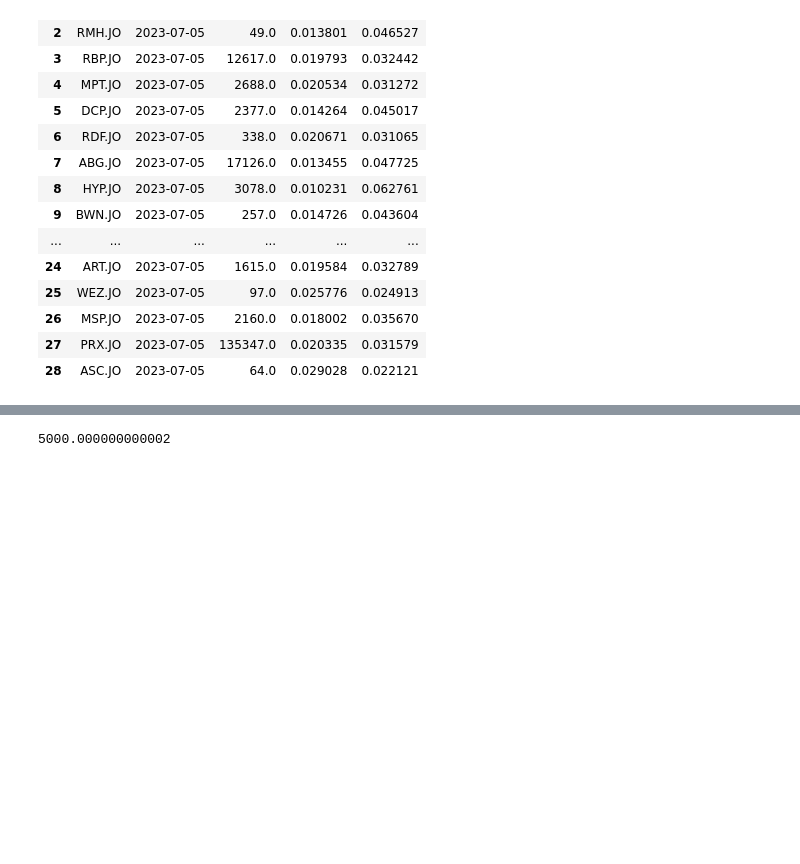
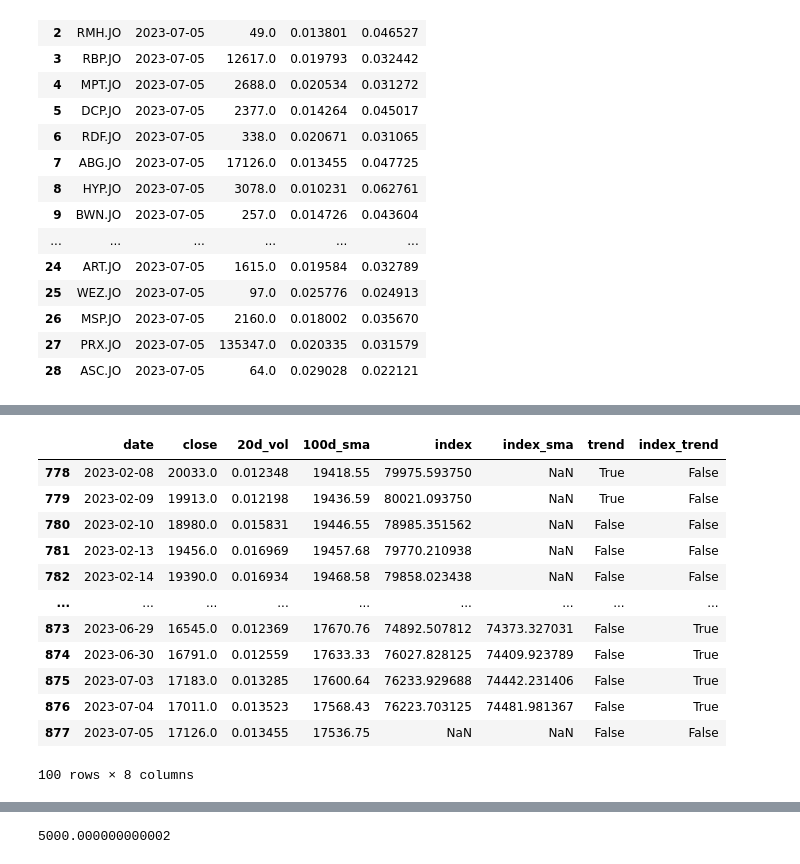
Before and after one commit to helmieresearch/helmieresearch, a Jupyter notebook: Momentum_Ranking_Model.ipynb, the cells around one changed output, grey strips where cells are left out. Cells and saved outputs as stored; diff of their text form; code cells hidden in the pictures; blank space fills up the shorter version.

```diff
--- a/Momentum_Ranking_Model.ipynb
+++ b/Momentum_Ranking_Model.ipynb
@@ -1987,0 +2001,16 @@ File
+# %%
+File.tail(100)
+# %% [output]
+|  | date | close | 20d_vol | 100d_sma | index | index_sma | trend | index_trend |
+| 778 | 2023-02-08 | 20033.0 | 0.012348 | 19418.55 | 79975.593750 | NaN | True | False |
+| 779 | 2023-02-09 | 19913.0 | 0.012198 | 19436.59 | 80021.093750 | NaN | True | False |
+| 780 | 2023-02-10 | 18980.0 | 0.015831 | 19446.55 | 78985.351562 | NaN | False | False |
+| 781 | 2023-02-13 | 19456.0 | 0.016969 | 19457.68 | 79770.210938 | NaN | False | False |
+| 782 | 2023-02-14 | 19390.0 | 0.016934 | 19468.58 | 79858.023438 | NaN | False | False |
+| ... | ... | ... | ... | ... | ... | ... | ... | ... |
+| 873 | 2023-06-29 | 16545.0 | 0.012369 | 17670.76 | 74892.507812 | 74373.327031 | False | True |
+| 874 | 2023-06-30 | 16791.0 | 0.012559 | 17633.33 | 76027.828125 | 74409.923789 | False | True |
+| 875 | 2023-07-03 | 17183.0 | 0.013285 | 17600.64 | 76233.929688 | 74442.231406 | False | True |
+| 876 | 2023-07-04 | 17011.0 | 0.013523 | 17568.43 | 76223.703125 | 74481.981367 | False | True |
+| 877 | 2023-07-05 | 17126.0 | 0.013455 | 17536.75 | NaN | NaN | False | False |
+100 rows × 8 columns
```
Also changed, not shown: parts of 10 cells of this notebook.
